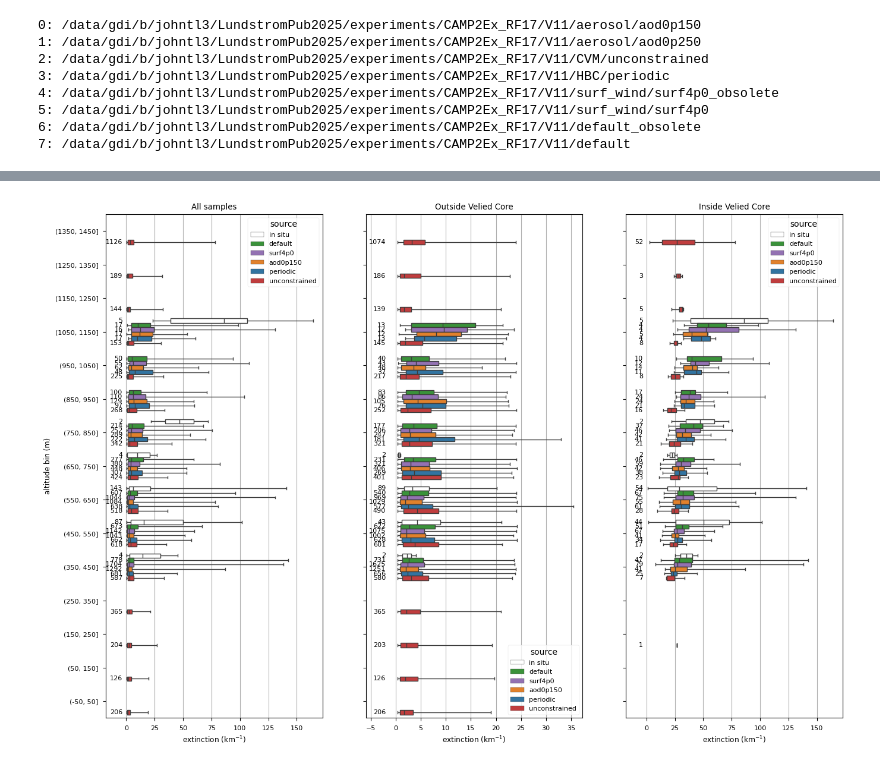
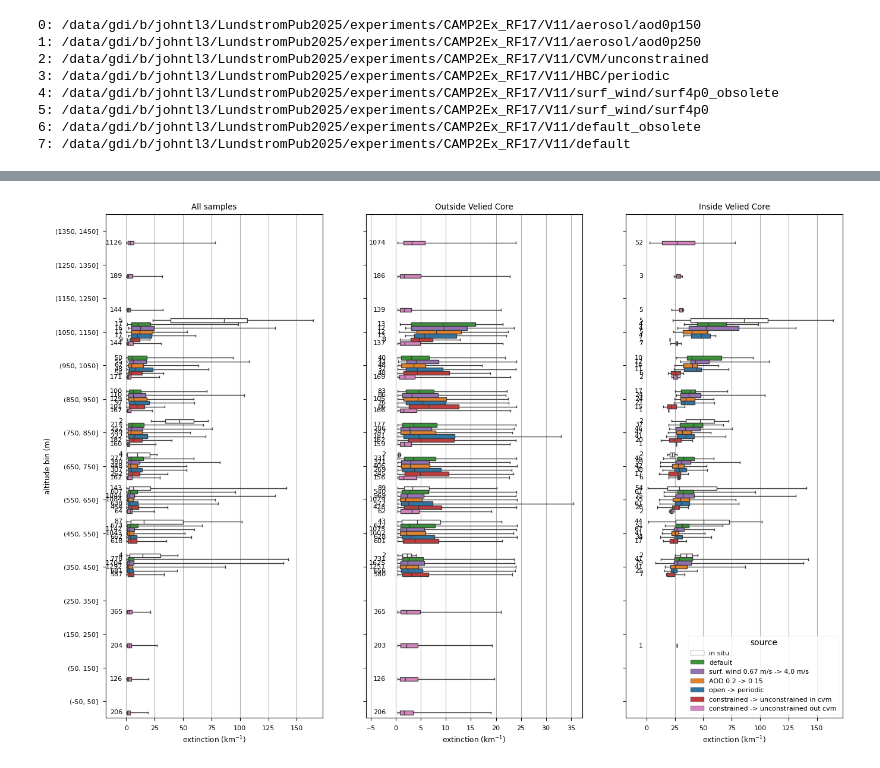
Before and after one commit to jlun17/misr-at3d-camp2ex, a Jupyter notebook: notebooks/figures/CAMP2Ex_insitu.ipynb, the cells around one changed output, grey strips where cells are left out. Saved outputs shown, nothing was run; the diff lists cells and outputs as text; code cells hidden in the pictures.

Commit message:
[figure] update in situ comparison figure with unconstrained in/out of cvm

```diff
--- a/notebooks/figures/CAMP2Ex_insitu.ipynb
+++ b/notebooks/figures/CAMP2Ex_insitu.ipynb
@@ -130,6 +134,14 @@ df_p3_at3d = pd.concat([
     df_at3d.loc[:, ['extinction', 'altitude_bin', 'source', 'isVeiled']],
     df_p3_sub.loc[:, ['extinction', 'altitude_bin', 'source', 'isVeiled']] #.groupby('altitude_bin').filter(lambda x: len(x) > 10)
 ])
+# %%
+# Rename sources
+# df_p3_at3d.loc[df_p3_at3d['source'] == 'default','source'] = 'AT3D'
+df_p3_at3d.loc[df_p3_at3d['source'] == 'surf4p0','source'] = 'surf. wind 0.67 m/s -> 4.0 m/s'
+df_p3_at3d.loc[df_p3_at3d['source'] == 'aod0p150','source'] = 'AOD 0.2 -> 0.15'
+df_p3_at3d.loc[df_p3_at3d['source'] == 'periodic','source'] = 'open -> periodic'
+df_p3_at3d.loc[df_p3_at3d['source'] == 'unconstrained in cvm','source'] = 'constrained -> unconstrained in cvm'
+df_p3_at3d.loc[df_p3_at3d['source'] == 'unconstrained out cvm','source'] = 'constrained -> unconstrained out cvm'
 # %%
 for i, name in enumerate(exset.retrievals.keys()):
     print(f'{i}: {name}')
@@ -151,5 +165,7 @@ array(['aod0p150', 'aod0p250', 'unconstrained', 'periodic',
 # %%
-pltlist = ['in situ', 'default', 'surf4p0', 'aod0p150', 'periodic', 'unconstrained']
+# pltlist = ['in situ', 'default', 'surf4p0', 'aod0p150', 'periodic', 'unconstrained']
+pltlist = ['in situ', 'default', 'surf. wind 0.67 m/s -> 4.0 m/s', 'AOD 0.2 -> 0.15', 'open -> periodic', 'constrained -> unconstrained in cvm', 'constrained -> unconstrained out cvm']
+
 # pltlist = ['in situ', 'default', '0p150']
 
 box_kwargs = {
@@ -160,17 +176,24 @@ box_kwargs = {
     'palette': {
         'in situ': 'white',
         'default': 'tab:green',
+        'AT3D': 'tab:green',
         'periodic': 'tab:blue',
-        'unconstrained': 'tab:red',
+        'open -> periodic': 'tab:blue',
+        'unconstrained in cvm': 'tab:red',
+        'constrained -> unconstrained in cvm': 'tab:red',
+        'unconstrained out cvm': 'tab:pink',
+        'constrained -> unconstrained out cvm': 'tab:pink',
         'aod0p150': 'tab:orange',
-        'surf4p0': 'tab:purple'
+        'AOD 0.2 -> 0.15': 'tab:orange',
+        'surf4p0': 'tab:purple',
+        'surf. wind 0.67 m/s -> 4.0 m/s': 'tab:purple'
     },
     'order': [f'({bins[i]}, {bins[i+1]}]' for i in range(len(bins) - 2, -1, -1)],
     'whis':(0, 100),
 }
 
 f, ax = plt.subplots(1, 3, figsize=(16,11), sharex=False, sharey=True)
-sns.boxplot(df_p3_at3d[df_p3_at3d['source'].isin(pltlist)], ax=ax[0], **box_kwargs)
+sns.boxplot(df_p3_at3d[df_p3_at3d['source'].isin(pltlist)], ax=ax[0], legend=False, **box_kwargs)
 
 # Add sample count annotations
 altitude_order = [f'({bins[i]}, {bins[i+1]}]' for i in range(len(bins) - 2, -1, -1)]
@@ -196,7 +219,7 @@ ax[0].set_xlabel(r'extinction (km$^{-1}$)')
 ax[0].set_title('All samples')
 ax[0].grid(axis='x')
 
-sns.boxplot(df_p3_at3d[(df_p3_at3d['source'].isin(pltlist)) & (df_p3_at3d['isVeiled'] == False)], ax=ax[1], **box_kwargs)
+sns.boxplot(df_p3_at3d[(df_p3_at3d['source'].isin(pltlist)) & (df_p3_at3d['isVeiled'] == False)], legend=False, ax=ax[1], **box_kwargs)
 
 # Add sample count annotations
 altitude_order = [f'({bins[i]}, {bins[i+1]}]' for i in range(len(bins) - 2, -1, -1)]
@@ -220,32 +243,32 @@ ax[1].set_xlim(-6, None)
 # ax[1].set_ylabel('altitude bin (m)')
 ax[1].set_xlabel(r'extinction (km$^{-1}$)')
 ax[1].set_title('Outside Velied Core')
 ax[1].grid(axis='x')
 
-sns.boxplot(df_p3_at3d[(df_p3_at3d['source'].isin(pltlist)) & (df_p3_at3d['isVeiled'] == True)], ax=ax[2], **box_kwargs)
+sns.boxplot(df_p3_at3d[(df_p3_at3d['source'].isin(pltlist)) & (df_p3_at3d['isVeiled'] == True)], ax=ax[2], legend=True, **box_kwargs)
 
 # Add sample count annotations
 altitude_order = [f'({bins[i]}, {bins[i+1]}]' for i in range(len(bins) - 2, -1, -1)]
 sources = pltlist
 sample_counts = df_p3_at3d[df_p3_at3d['isVeiled'] == True].groupby(['altitude_bin', 'source']).size().unstack(fill_value=0)
 
 # Convert categorical index to string for comparison
 sample_counts.index = sample_counts.index.astype(str)
 
 for i, altitude in enumerate(altitude_order):
     if altitude in sample_counts.index:
         for j, source in enumerate(sources):
             if source in sample_counts.columns:
                 count = sample_counts.loc[altitude, source]
                 if count > 0:
                     # Position text to the left of each box
                     y_pos = i + (j - len(sources)/2 + 0.5) * 0.8 / len(sources)
                     ax[2].text(-3, y_pos, f'{count}', ha='right', va='center', fontsize=8)
 
 ax[2].set_xlim(-18, None)
 # ax[1].set_ylabel('altitude bin (m)')
 ax[2].set_xlabel(r'extinction (km$^{-1}$)')
 ax[2].set_title('Inside Velied Core')
 ax[2].grid(axis='x')
 # %% [output]
-[figure, old version]
+[figure, new version]
```
Also changed, not shown: parts of 3 cells of this notebook.
